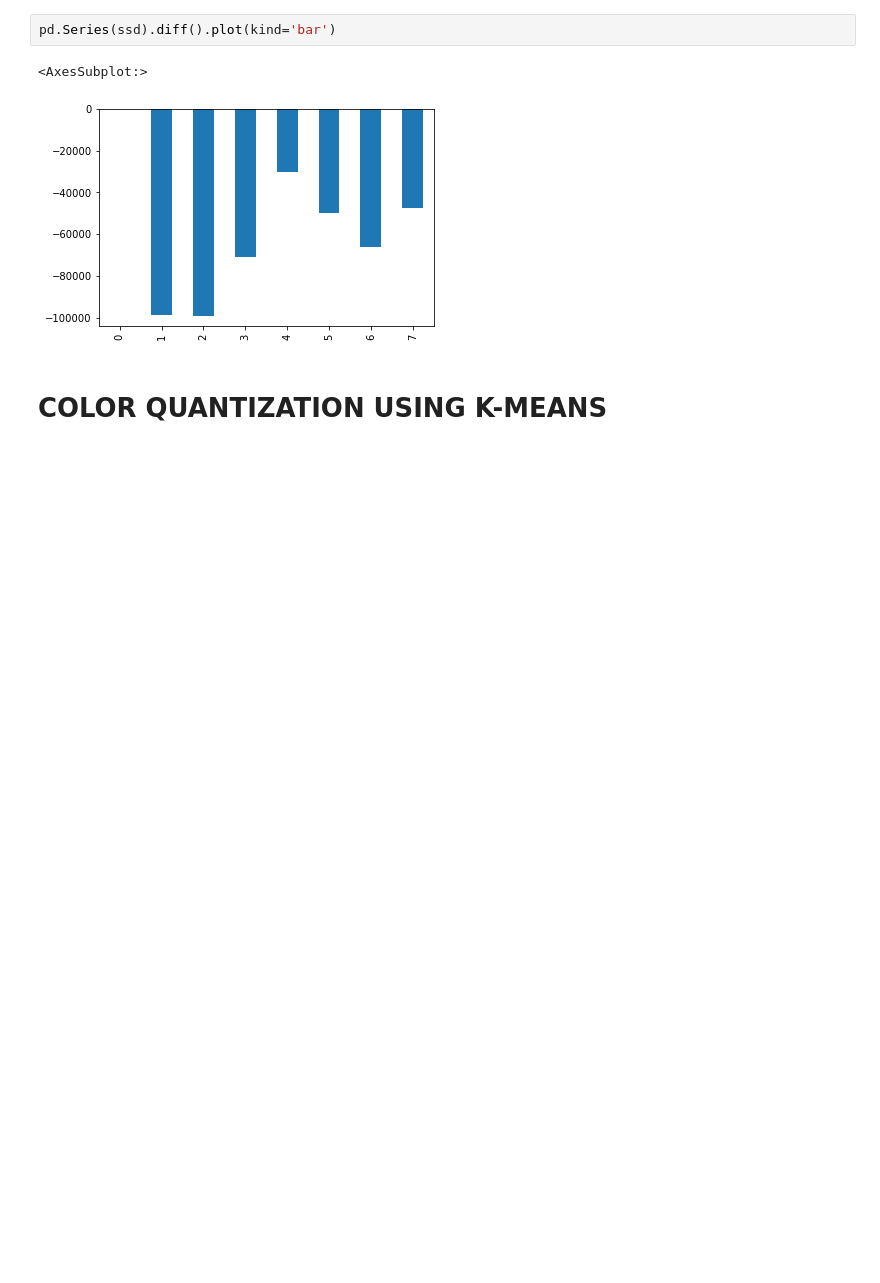
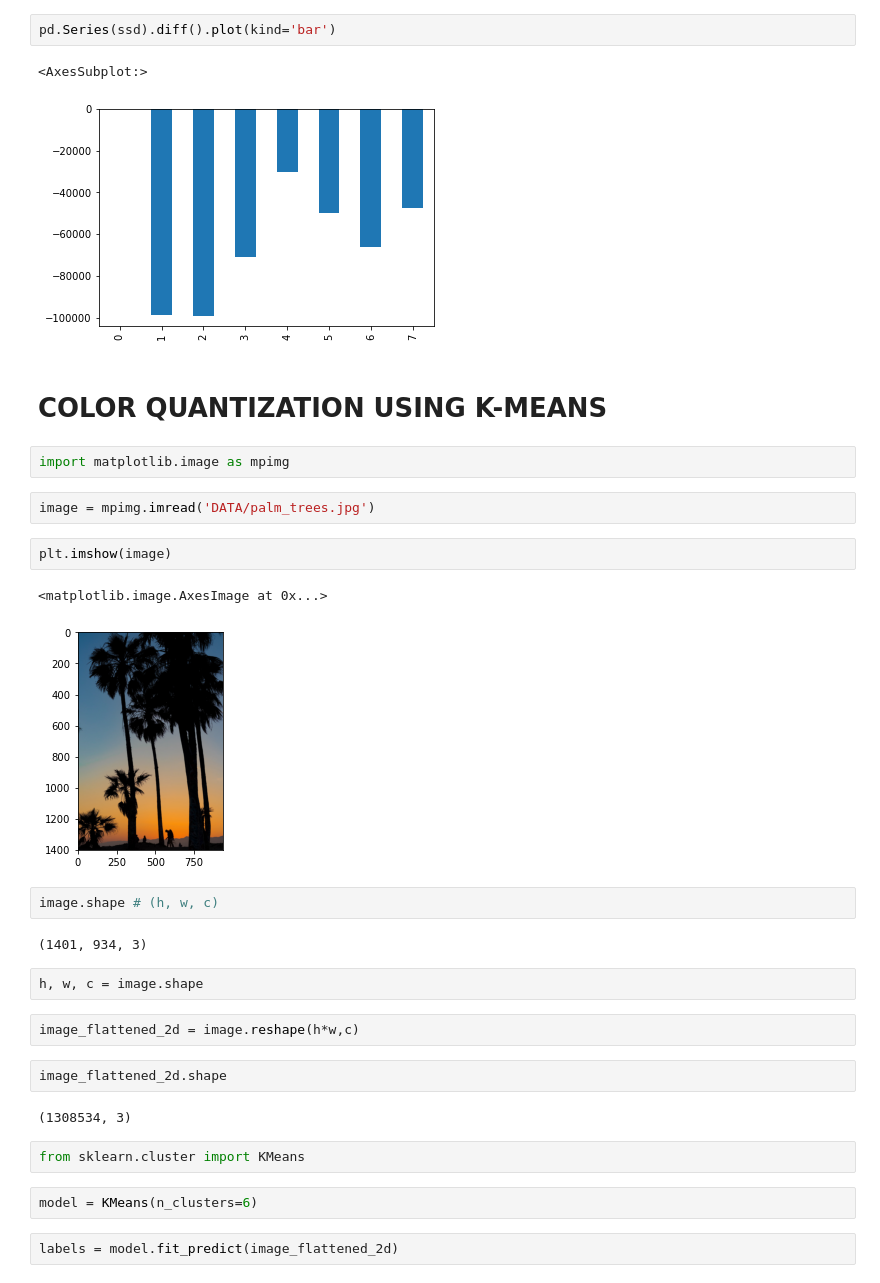
Before and after one commit to ravi0531rp/DataScienceComplete, a Jupyter notebook: Data_Science_ML_Based/016. K-Means Clustering.ipynb, the cells around one changed output. Drawn from its saved outputs; the diff is of its cells as text; blank space fills up the shorter version.

```diff
--- a/Data_Science_ML_Based/016. K-Means Clustering.ipynb
+++ b/Data_Science_ML_Based/016. K-Means Clustering.ipynb
@@ -331,3 +331,30 @@ pd.Series(ssd).diff().plot(kind='bar')
 [figure]
 # %% [markdown]
 # COLOR QUANTIZATION USING K-MEANS
+# %%
+import matplotlib.image as mpimg
+# %%
+image = mpimg.imread('DATA/palm_trees.jpg')
+# %%
+plt.imshow(image)
+# %% [output]
+<matplotlib.image.AxesImage at 0x...>
+[figure, added]
+# %%
+image.shape # (h, w, c)
+# %% [output]
+(1401, 934, 3)
+# %%
+h, w, c = image.shape
+# %%
+image_flattened_2d = image.reshape(h*w,c)
+# %%
+image_flattened_2d.shape
+# %% [output]
+(1308534, 3)
+# %%
+from sklearn.cluster import KMeans
+# %%
+model = KMeans(n_clusters=6)
+# %%
+labels = model.fit_predict(image_flattened_2d)
```
Also changed, not shown: parts of 9 cells of this notebook.
